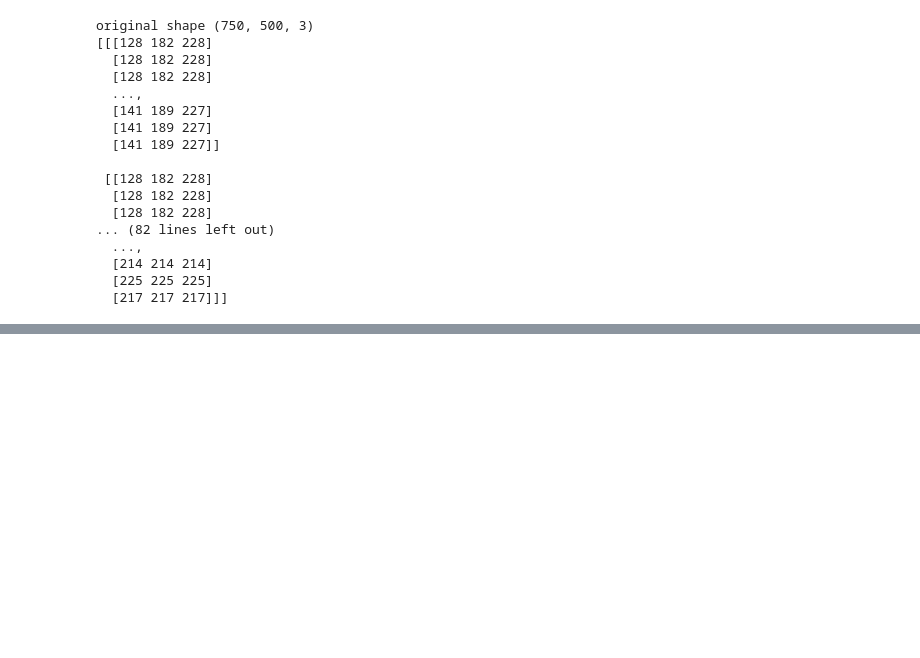
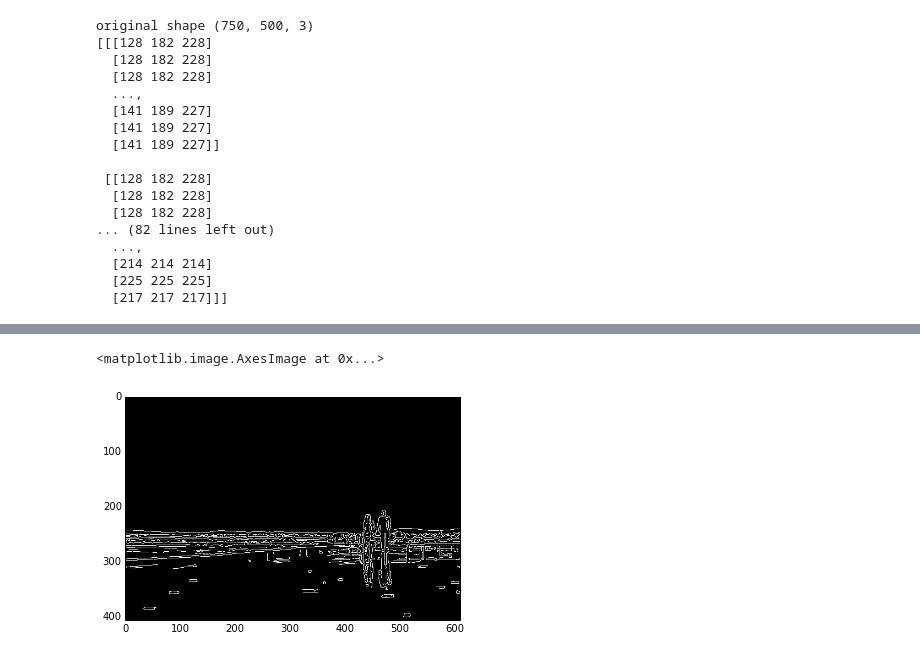
Before and after one commit to aliceykuo/ccs, a Jupyter notebook: code/filters.ipynb_uniform/sift.ipynb, the cells around one changed output, grey strips where cells are left out. Cells and saved outputs as stored; diff of their text form; code cells hidden in the pictures; blank space fills up the shorter version.

```diff
--- a/code/filters.ipynb_uniform/sift.ipynb
+++ b/code/filters.ipynb_uniform/sift.ipynb
@@ -83,0 +128,10 @@ original shape (750, 500, 3)
+# %%
+img = io.imread('/Users/kuoyen/Documents/myweddingstyle/images/raw/beach/beach173.jpg')
+img = rgb2gray(img)
+# plt.imshow(img, cmap=plt.cm.gray)
+edge_roberts = roberts(img)
+edge_sobel = sobel(img)
+edge_canny = canny(img)
+edge_scharr = scharr(img)
+plt.imshow(edge_canny, cmap=plt.cm.gray)
+# %% [output]
@@ -83,0 +140,2 @@ original shape (750, 500, 3)
+<matplotlib.image.AxesImage at 0x...>
+[figure, added]
```
Also changed, not shown: parts of 8 cells of this notebook, 38 other files.
